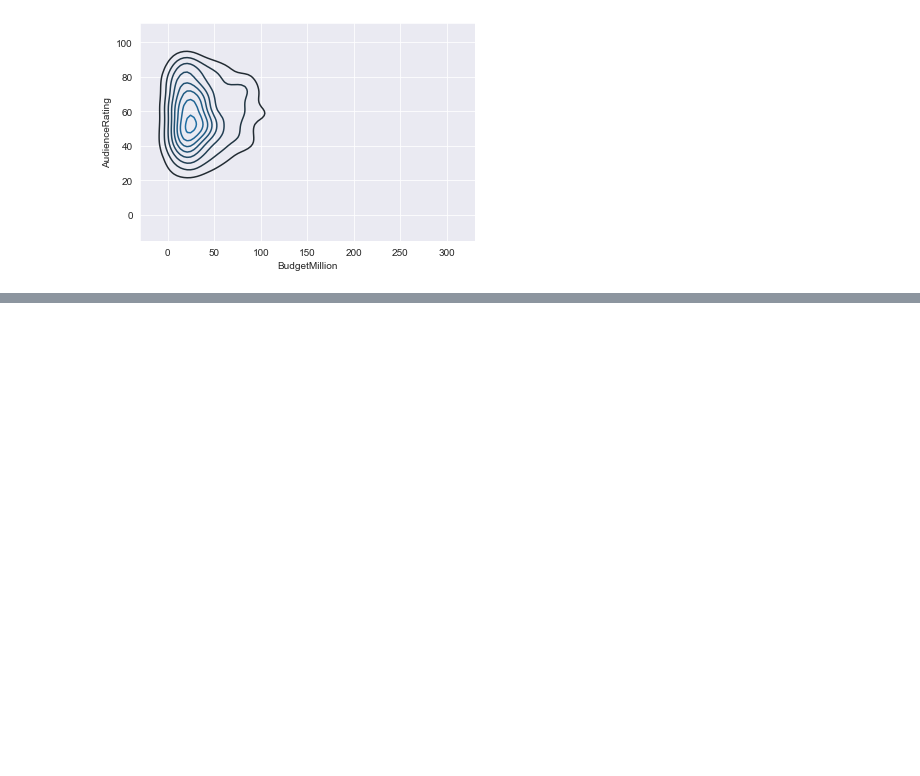
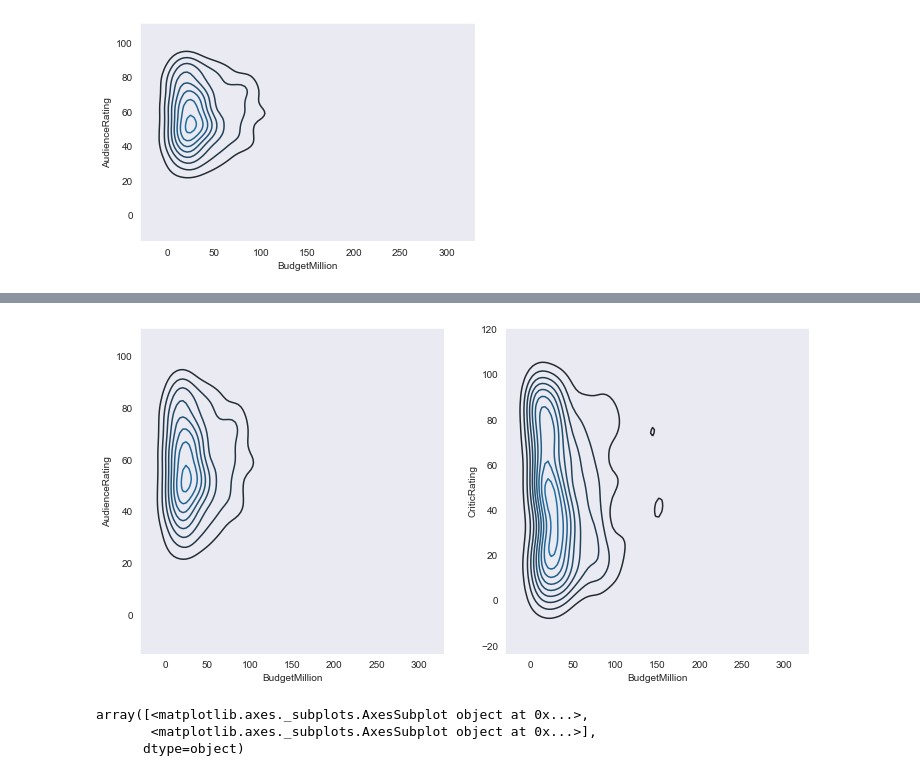
Before and after one commit to crivisan/Thesis_Prep, a Jupyter notebook: 1_Py4DS/6_Advanced_Visualization.ipynb, the cells around one changed output, grey strips where cells are left out. Cells and saved outputs as stored; diff of their text form; code cells hidden in the pictures; blank space fills up the shorter version.

```diff
--- a/1_Py4DS/6_Advanced_Visualization.ipynb
+++ b/1_Py4DS/6_Advanced_Visualization.ipynb
@@ -266,0 +287,12 @@ k2 = sns.kdeplot(movies.BudgetMillion, movies.AudienceRating)
+# %%
+f, axes = plt.subplots(1,2, figsize=(12,6))
+k1 = sns.kdeplot(movies.BudgetMillion, movies.AudienceRating, ax=axes[0])
+k2 = sns.kdeplot(movies.BudgetMillion, movies.CriticRating, ax=axes[1])
+# %% [output]
+[figure, added]
+# %%
+axes
+# %% [output]
+array([<matplotlib.axes._subplots.AxesSubplot object at 0x...>,
+       <matplotlib.axes._subplots.AxesSubplot object at 0x...>],
+      dtype=object)
```
Also changed, not shown: parts of 14 cells of this notebook.
